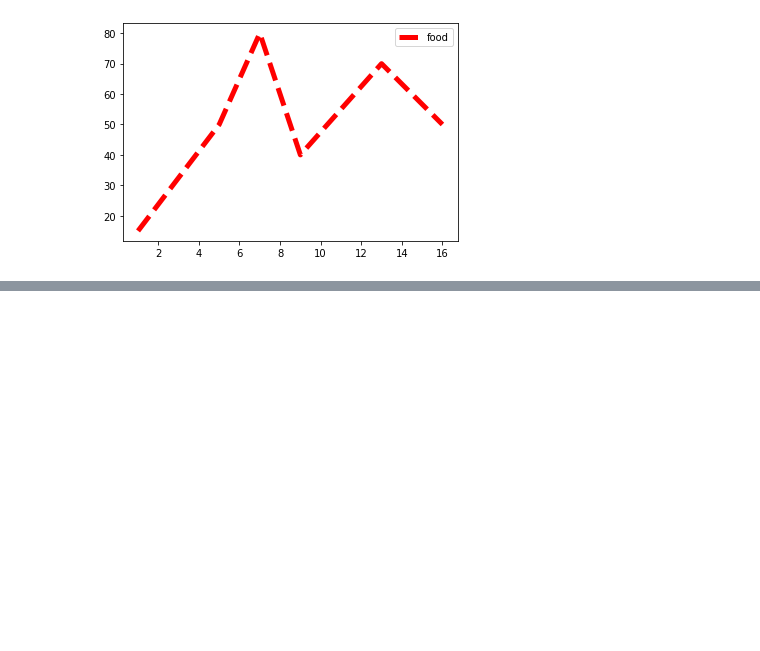
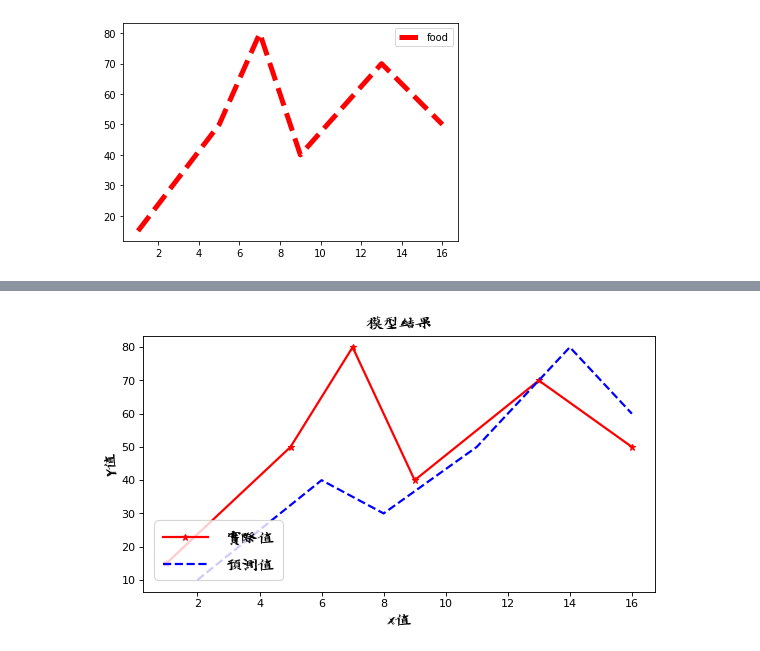
Before and after one commit to lucius8959/ColabFIle, a Jupyter notebook: Matplotlib_prac.ipynb, the cells around one changed output, grey strips where cells are left out. Drawn from its saved outputs; the diff is of its cells as text; code cells hidden in the pictures; blank space fills up the shorter version.

```diff
--- a/Matplotlib_prac.ipynb
+++ b/Matplotlib_prac.ipynb
@@ -13,0 +46,3 @@ plt.show()
+# %%
+zhfont = mpl.font_manager.FontProperties(fname='/usr/share/fonts/truetype/liberation/HanyiSentySpringBrush.ttf', size=20)
+plt.rcParams['axes.unicode_minus'] = False
@@ -13,0 +65,26 @@ plt.show()
+# %%
+import matplotlib.pyplot as plt
+%matplotlib inline
+
+import matplotlib.font_manager as fm
+# path = '/usr/share/fonts/truetype/SimHei.ttf'
+# fontprop = fm.FontProperties(fname=zhfont, size=13)
+
+figure = plt.figure(figsize=(8,4),dpi=80)
+ax = figure.add_axes((0.1, 0.1, 0.8, 0.8))
+X_test1 = [1,5,7,9,13,16]
+y_test1 = [15,50,80,40,70,50]
+
+X_test2 = [2,6,8,11,14,16]
+y_test2 = [10,40,30,50,80,60]
+
+plt.plot(X_test1,y_test1, 'c*-', color=(1, 0, 0, 1), linewidth=2.0, label='實際值')
+plt.plot(X_test2,y_test2, '--', color=(0, 0, 1, 1), linewidth=2.0, label='預測值')
+
+plt.title("模型结果",fontproperties=zhfont)
+plt.xlabel("X值",fontproperties=zhfont)
+plt.ylabel("Y值",fontproperties=zhfont)
+plt.legend(loc = "lower left",prop=zhfont)
+plt.show()
+# %% [output]
+[figure, added]
```
Also changed, not shown: parts of 6 cells of this notebook.
